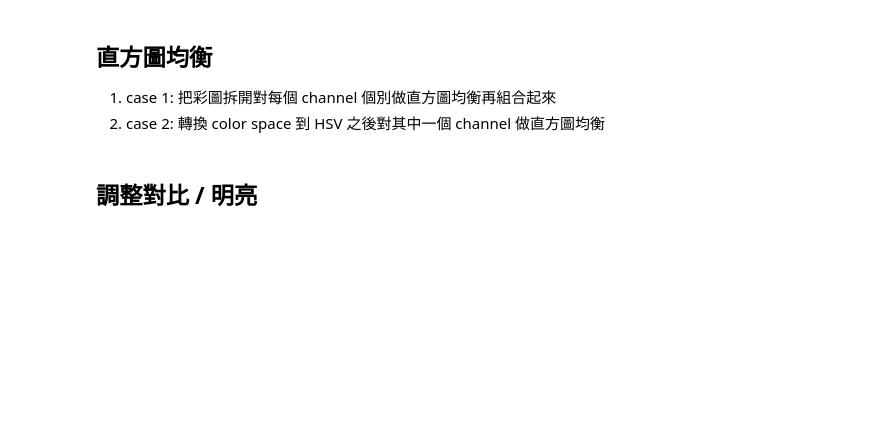
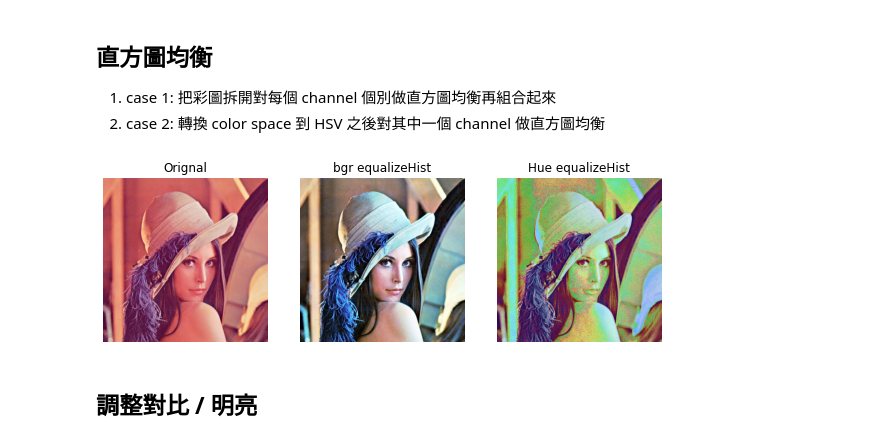
Before and after one commit to h4f2/DL-CV50days, a Jupyter notebook: homework/D03 Homework 顏色相關的預處理_2.ipynb, the cells around one changed output. Saved outputs shown, nothing was run; the diff lists cells and outputs as text; code cells hidden in the pictures; blank space fills up the shorter version.

```diff
--- a/homework/D03 Homework 顏色相關的預處理_2.ipynb
+++ b/homework/D03 Homework 顏色相關的預處理_2.ipynb
@@ -81,2 +58,25 @@ while True:
+# %%
+# case 1
+# 每個 channel 個別做直方圖均衡
+equalHist_by_channel = [cv2.equalizeHist(i) for i in cv2.split(img)]
+
+# 組合經過直方圖均衡的每個 channel
+img_bgr_equal = np.stack(equalHist_by_channel, axis = -1)
+
+# case 2 - 轉換 color space 後只對其中一個 channel 做直方圖均衡
+img_hsv_h_equal = img_hsv.copy()
+img_hsv_h_equal[...,0] = cv2.equalizeHist(img_hsv_h_equal[...,0])
+img_hsv_h_equal = cv2.cvtColor(img_hsv_h_equal, cv2.COLOR_HSV2BGR)
+
+# 組合圖片 + 顯示圖片
+plt.figure(figsize=(10,10))
+for i,x in enumerate({'Orignal' : img,
+                      'bgr equalizeHist' : img_bgr_equal,
+                      'Hue equalizeHist' : img_hsv_h_equal}.items()):
+    plt.subplot(1, 3, i+1, title = x[0])
+    plt.imshow(x[1][...,[2, 1, 0]])
+    plt.axis('off')
+# %% [output]
+[figure, added]
 # %% [markdown]
 ## 調整對比 / 明亮
```
Also changed, not shown: parts of 5 cells of this notebook, 3 other files.
